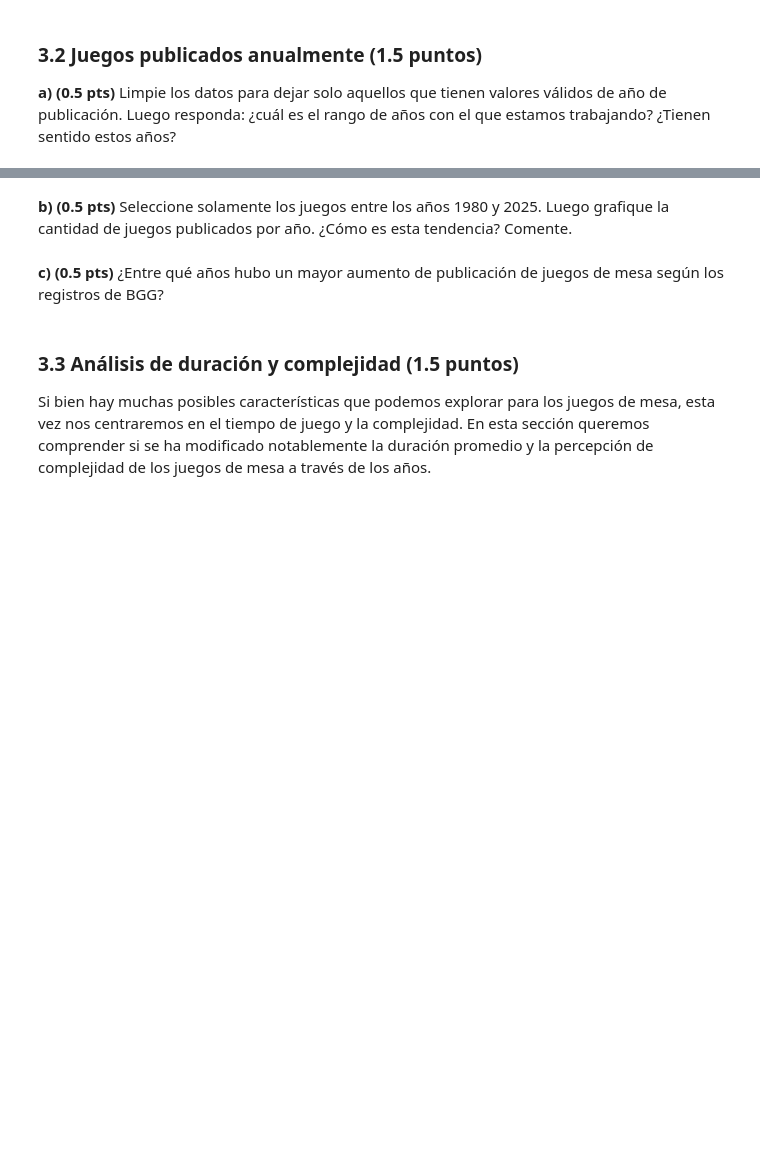
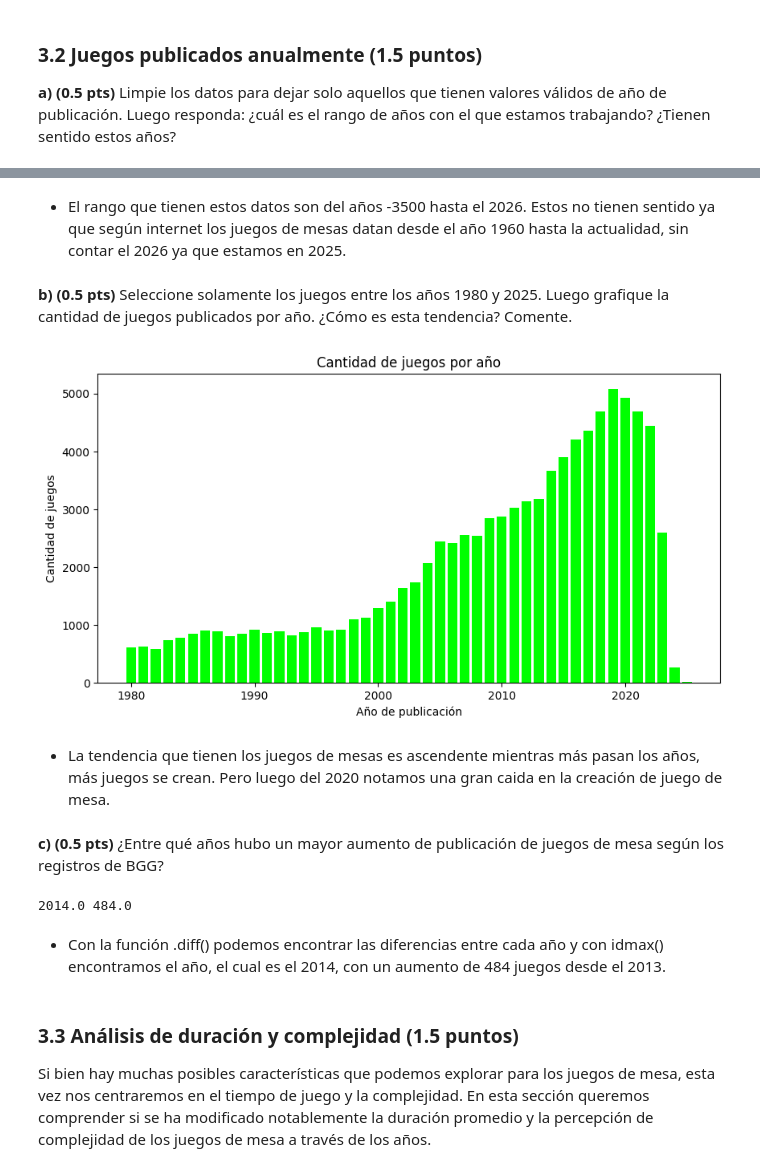
Before and after one commit to Fsli1822/IMT2200-Felipe-Serrano, a Jupyter notebook: Tarea_01/IMT2200-25s2 - Tarea 01.ipynb, the cells around one changed output, grey strips where cells are left out. Cells and saved outputs as stored; diff of their text form; code cells hidden in the pictures; blank space fills up the shorter version.

```diff
--- a/Tarea_01/IMT2200-25s2 - Tarea 01.ipynb
+++ b/Tarea_01/IMT2200-25s2 - Tarea 01.ipynb
@@ -160,4 +152,6 @@ nuevo_df.head()
 
 **a) (0.5 pts)** Limpie los datos para dejar solo aquellos que tienen valores válidos de año de publicación. Luego responda: ¿cuál es el rango de años con el que estamos trabajando? ¿Tienen sentido estos años?
 # %%
-nuevo_df.he
+nuevo_df = nuevo_df.dropna(subset="year") #Con el .dropna lo que hacemos es eliminar las filas que tienen Nan en "year"
+print(nuevo_df["year"].min()) #Minimo
+print(nuevo_df["year"].max()) #Maximo
@@ -164,7 +170,36 @@ nuevo_df.he
+# %% [markdown]
+* El rango que tienen estos datos son del años -3500 hasta el 2026. Estos no tienen sentido ya que según internet los juegos de mesas datan desde el año 1960 hasta la actualidad, sin contar el 2026 ya que estamos en 2025.
 # %% [markdown]
 **b) (0.5 pts)** Seleccione solamente los juegos entre los años 1980 y 2025. Luego grafique la cantidad de juegos publicados por año. ¿Cómo es esta tendencia? Comente.
+# %%
+df_filtrado = nuevo_df[(nuevo_df["year"] >= 1980 ) & (nuevo_df["year"] <= 2025)]
+# %%
+juegos_por_año = df_filtrado["year"].value_counts().sort_index()
+
+plt.figure(figsize=(10,5))
+plt.bar(juegos_por_año.index, juegos_por_año.values, color="lime")
+
+plt.title("Cantidad de juegos por año")
+plt.xlabel("Año de publicación")
+plt.ylabel("Cantidad de juegos")
+plt.show()
+# %% [output]
+[figure, added]
+# %% [markdown]
+* La tendencia que tienen los juegos de mesas es ascendente mientras más pasan los años, más juegos se crean. Pero luego del 2020 notamos una gran caida en la creación de juego de mesa.
 # %% [markdown]
 **c) (0.5 pts)** ¿Entre qué años hubo un mayor aumento de publicación de juegos de mesa según los registros de BGG?
+# %%
+crecimiento = juegos_por_año.diff()
+
+max_año = crecimiento.idxmax()
+max_crecimiento = crecimiento.max()
+
+print(max_año, max_crecimiento)
+# %% [output]
+2014.0 484.0
+# %% [markdown]
+* Con la función .diff() podemos encontrar las diferencias entre cada año y con idmax() encontramos el año, el cual es el 2014, con un aumento de 484 juegos desde el 2013.
 # %% [markdown]
 ### 3.3 Análisis de duración y complejidad (1.5 puntos)
 
```
Also changed, not shown: parts of 2 cells of this notebook.
